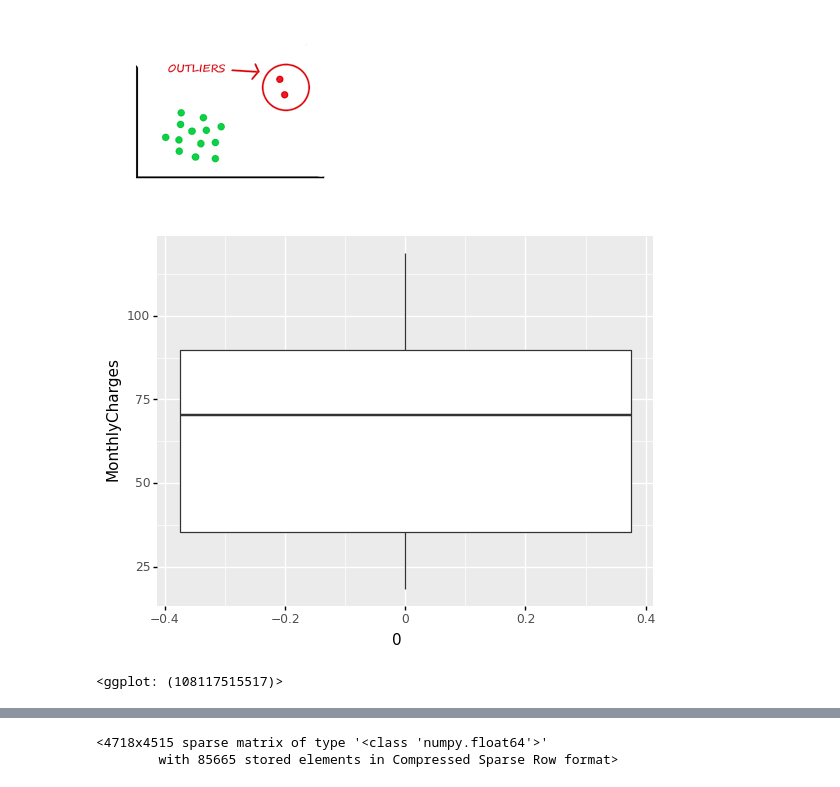
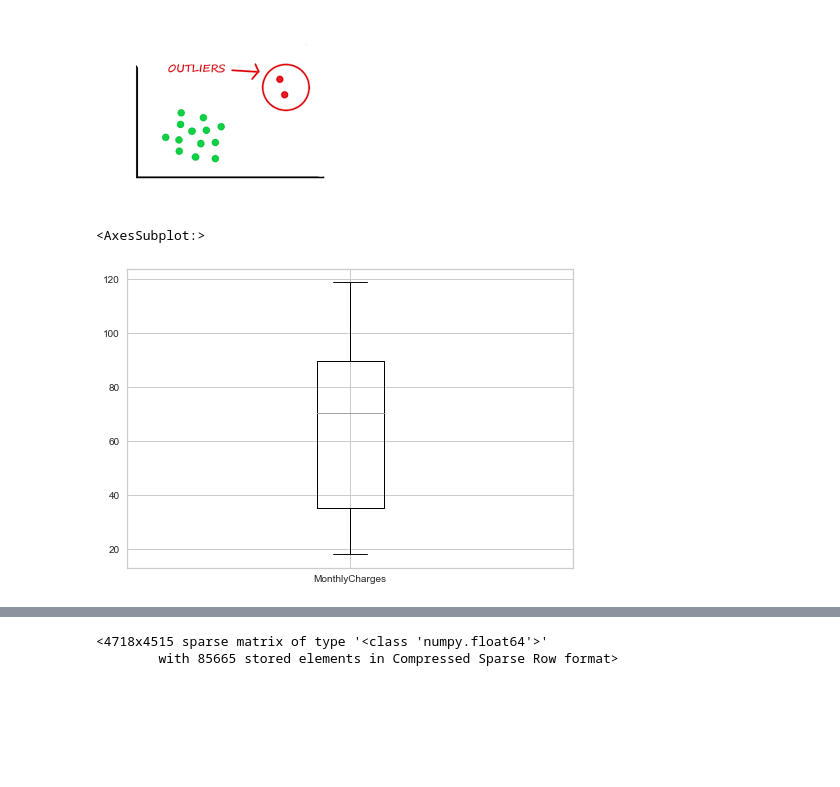
Before and after one commit to fgiordanelli/Projeto1, a Jupyter notebook: Projeto 5.ipynb, the cells around one changed output, grey strips where cells are left out. Drawn from its saved outputs; the diff is of its cells as text; code cells hidden in the pictures; blank space fills up the shorter version.

```diff
--- a/Projeto 5.ipynb
+++ b/Projeto 5.ipynb
@@ -63,13 +65,10 @@ total
 
 ![image.png](embedded-picture-1)
 # %%
-(
-    ggplot(df) +
-    geom_boxplot(aes(x = 0 , y='MonthlyCharges'))
-)
+df[['MonthlyCharges']].boxplot()
 # %% [output]
+<AxesSubplot:>
-[figure, old version]
+[figure, new version]
-<ggplot: (108117515517)>
 # %% [markdown]
 ## Separa em target e feature
 
```
Also changed, not shown: parts of 11 cells of this notebook, 3 other files.
